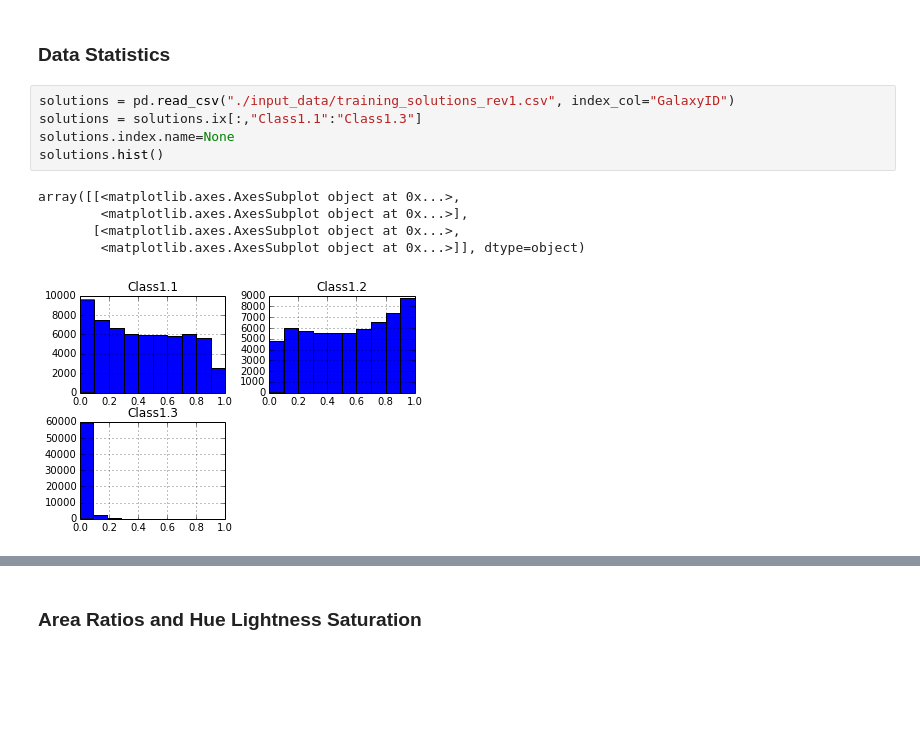
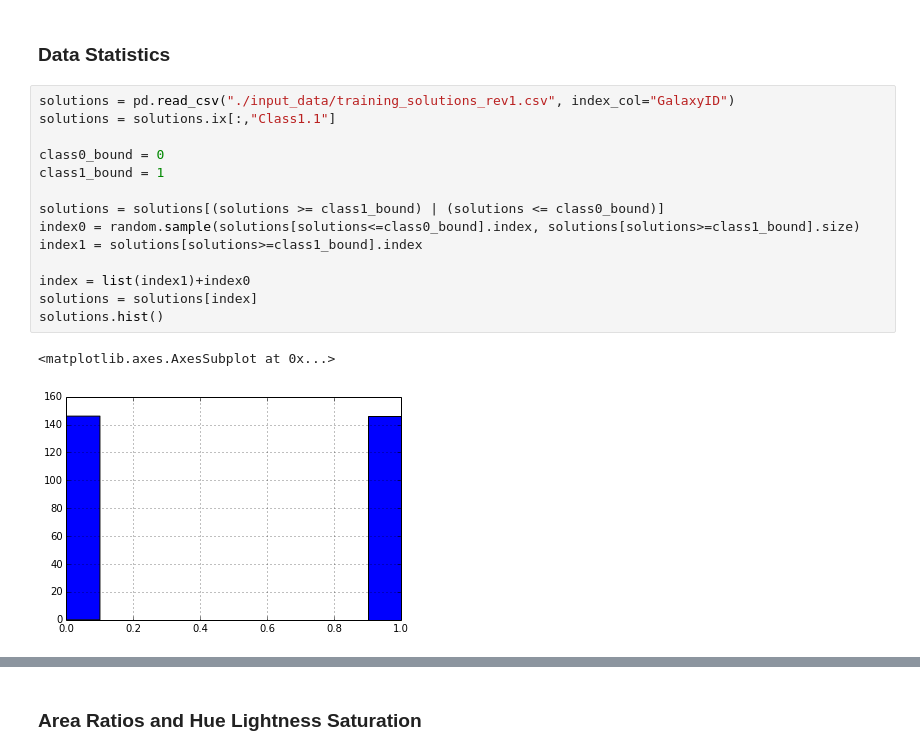
Before and after one commit to jkcn90/kaggle_galaxy_zoo, a Jupyter notebook: GalaxyZoo.ipynb, the cells around one changed output, grey strips where cells are left out. Saved outputs shown, nothing was run; the diff lists cells and outputs as text; blank space fills up the shorter version.

```diff
--- a/GalaxyZoo.ipynb
+++ b/GalaxyZoo.ipynb
@@ -17,12 +22,18 @@ import run
 ### Data Statistics
 # %%
 solutions = pd.read_csv("./input_data/training_solutions_rev1.csv", index_col="GalaxyID")
-solutions = solutions.ix[:,"Class1.1":"Class1.3"]
-solutions.index.name=None
+solutions = solutions.ix[:,"Class1.1"]
+
+class0_bound = 0
+class1_bound = 1
+
+solutions = solutions[(solutions >= class1_bound) | (solutions <= class0_bound)]
+index0 = random.sample(solutions[solutions<=class0_bound].index, solutions[solutions>=class1_bound].size)
+index1 = solutions[solutions>=class1_bound].index
+
+index = list(index1)+index0
+solutions = solutions[index]
 solutions.hist()
 # %% [output]
-array([[<matplotlib.axes.AxesSubplot object at 0x...>,
-        <matplotlib.axes.AxesSubplot object at 0x...>],
-       [<matplotlib.axes.AxesSubplot object at 0x...>,
-        <matplotlib.axes.AxesSubplot object at 0x...>]], dtype=object)
+<matplotlib.axes.AxesSubplot at 0x...>
-[figure, old version]
+[figure, new version]
```
Also changed, not shown: parts of 23 cells of this notebook.
